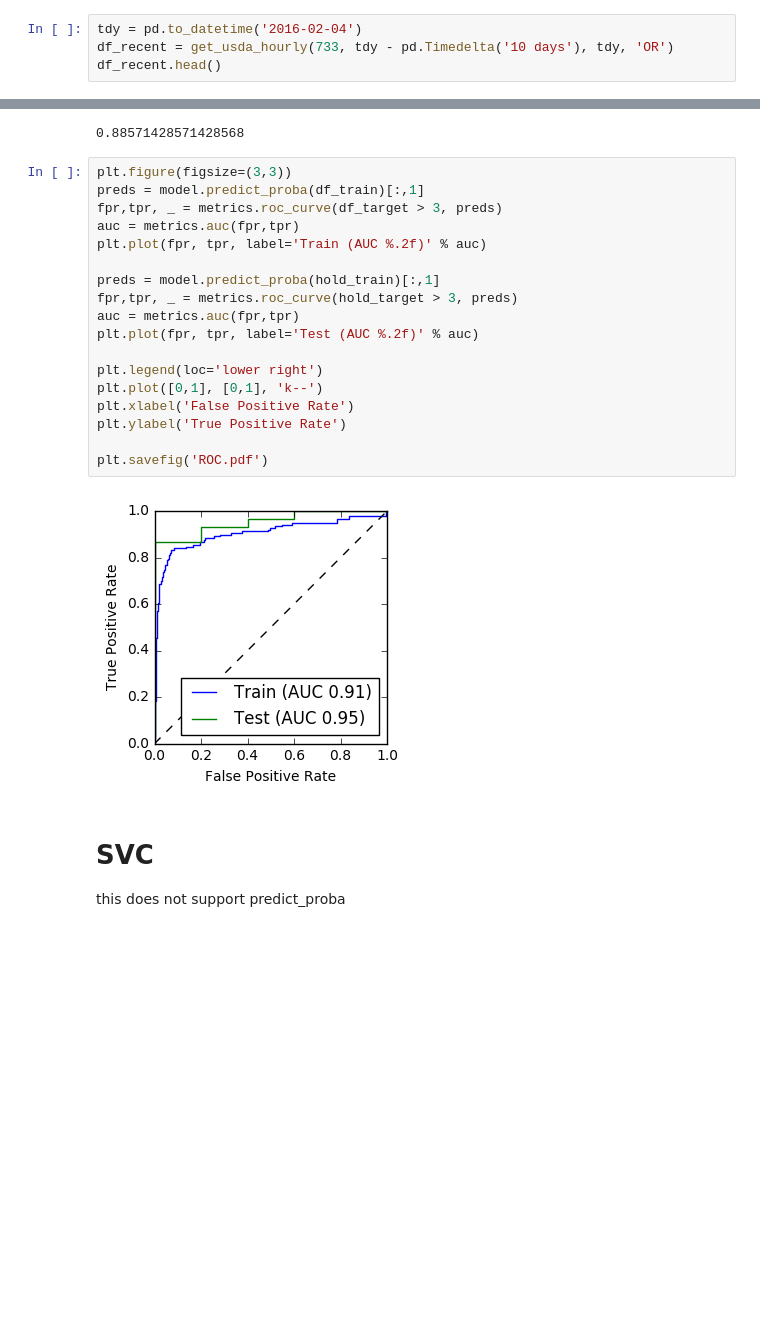
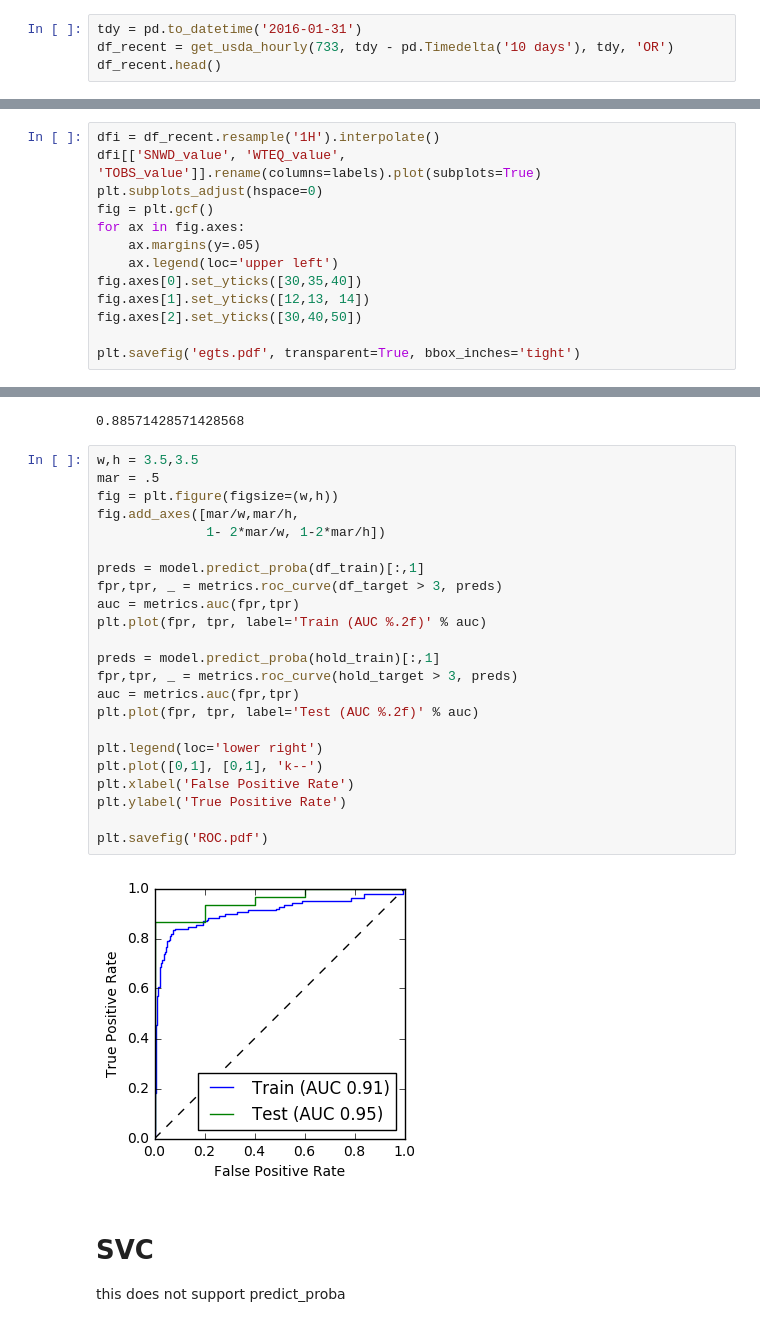
Before and after one commit to baldwint/snotelier, a Jupyter notebook: usda.ipynb, the cells around one changed output, grey strips where cells are left out. Saved outputs shown, nothing was run; the diff lists cells and outputs as text; blank space fills up the shorter version.

```diff
--- a/usda.ipynb
+++ b/usda.ipynb
@@ -1442,7 +1442,7 @@ Again, substandial variation in sets. Accuracy is improving though.
 # %% [markdown]
 # try hourly
 # %%
-tdy = pd.to_datetime('2016-02-04')
+tdy = pd.to_datetime('2016-01-31')
 df_recent = get_usda_hourly(733, tdy - pd.Timedelta('10 days'), tdy, 'OR')
 df_recent.head()
 # %% [output]
@@ -1462,0 +1468,13 @@ array([<matplotlib.axes._subplots.AxesSubplot object at 0x...>,
+# %%
+dfi = df_recent.resample('1H').interpolate()
+dfi[['SNWD_value', 'WTEQ_value', 'TOBS_value']].rename(columns=labels).plot(subplots=True)
+plt.subplots_adjust(hspace=0)
+fig = plt.gcf()
+for ax in fig.axes:
+    ax.margins(y=.05)
+    ax.legend(loc='upper left')
+fig.axes[0].set_yticks([30,35,40])
+fig.axes[1].set_yticks([12,13, 14])
+fig.axes[2].set_yticks([30,40,50])
+
+plt.savefig('egts.pdf', transparent=True, bbox_inches='tight')
@@ -2295,25 +2336,30 @@ boom! this is great!
 # %% [output]
 0.88571428571428568
 # %%
-plt.figure(figsize=(3,3))
+w,h = 3.5,3.5
+mar = .5
+fig = plt.figure(figsize=(w,h))
+fig.add_axes([mar/w,mar/h,
+              1- 2*mar/w, 1-2*mar/h])
+
 preds = model.predict_proba(df_train)[:,1]
 fpr,tpr, _ = metrics.roc_curve(df_target > 3, preds)
 auc = metrics.auc(fpr,tpr)
 plt.plot(fpr, tpr, label='Train (AUC %.2f)' % auc)
 
 preds = model.predict_proba(hold_train)[:,1]
 fpr,tpr, _ = metrics.roc_curve(hold_target > 3, preds)
 auc = metrics.auc(fpr,tpr)
 plt.plot(fpr, tpr, label='Test (AUC %.2f)' % auc)
 
 plt.legend(loc='lower right')
 plt.plot([0,1], [0,1], 'k--')
 plt.xlabel('False Positive Rate')
 plt.ylabel('True Positive Rate')
 
 plt.savefig('ROC.pdf')
 # %% [output]
-[figure, old version]
+[figure, new version]
 # %% [markdown]
 # SVC
 
```
Also changed, not shown: parts of 9 cells of this notebook.
